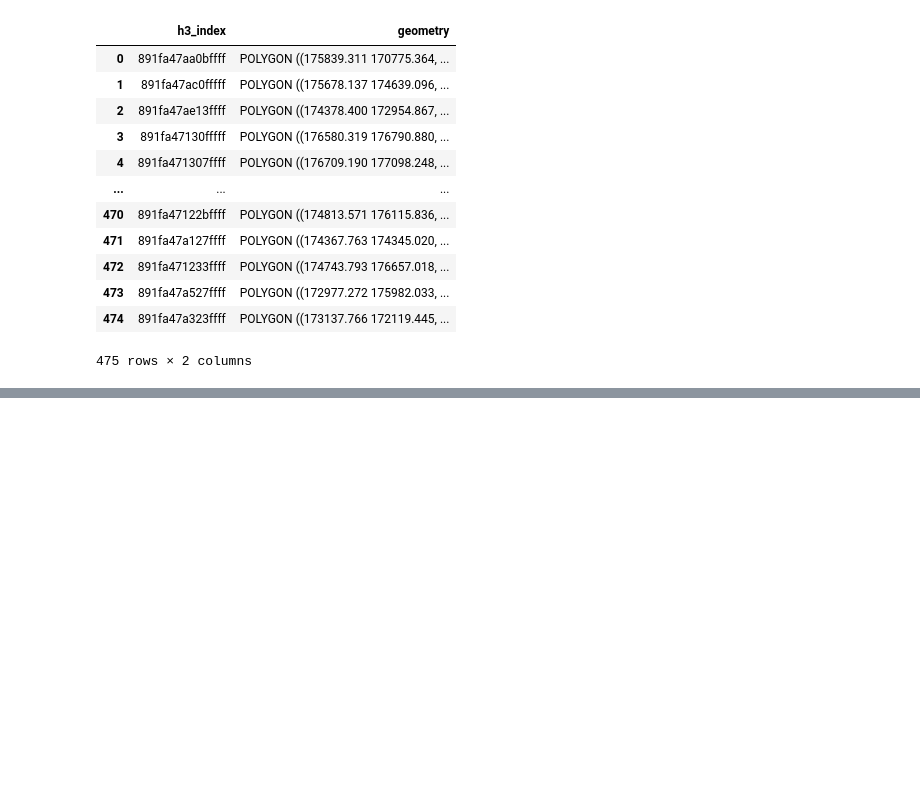
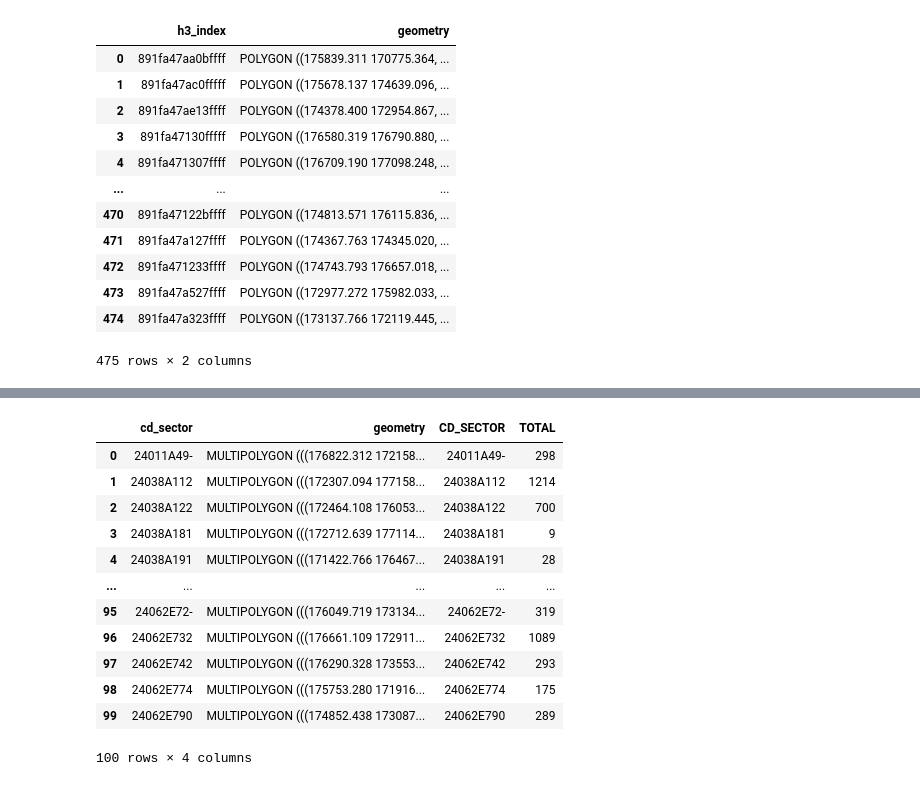
Before and after one commit to XanderPENG/matsim-xp, a Jupyter notebook: src/main/python/freight_emission/boundary_pop_process.ipynb, the cells around one changed output, grey strips where cells are left out. Cells and saved outputs as stored; diff of their text form; code cells hidden in the pictures; blank space fills up the shorter version.

```diff
--- a/src/main/python/freight_emission/boundary_pop_process.ipynb
+++ b/src/main/python/freight_emission/boundary_pop_process.ipynb
@@ -441,0 +444,3 @@ hex_gdf.to_file(r'../../../../data/intermediate/test/h3/leuven_hex_res9.geojson'
+# %%
+census_shp = gpd.read_file(r'../../../../data/intermediate/test/boundary/CityLeuvenBoundary.geojson')
+census_shp.head()
@@ -441,0 +497,3 @@ hex_gdf.to_file(r'../../../../data/intermediate/test/h3/leuven_hex_res9.geojson'
+# %%
+clean_census_shp = census_shp[['cd_sector', 'geometry']]
+clean_census_shp
@@ -441,0 +514,3 @@ hex_gdf.to_file(r'../../../../data/intermediate/test/h3/leuven_hex_res9.geojson'
+# %%
+clean_census_text = census_txt[['CD_SECTOR', 'TOTAL']]
+clean_census_text
@@ -441,0 +531,16 @@ hex_gdf.to_file(r'../../../../data/intermediate/test/h3/leuven_hex_res9.geojson'
+# %%
+merged_census_shp = clean_census_shp.merge(clean_census_text, left_on='cd_sector', right_on='CD_SECTOR', how='left')
+# %% [output]
+|  | cd_sector | geometry | CD_SECTOR | TOTAL |
+| 0 | 24011A49- | MULTIPOLYGON (((176822.312 172158... | 24011A49- | 298 |
+| 1 | 24038A112 | MULTIPOLYGON (((172307.094 177158... | 24038A112 | 1214 |
+| 2 | 24038A122 | MULTIPOLYGON (((172464.108 176053... | 24038A122 | 700 |
+| 3 | 24038A181 | MULTIPOLYGON (((172712.639 177114... | 24038A181 | 9 |
+| 4 | 24038A191 | MULTIPOLYGON (((171422.766 176467... | 24038A191 | 28 |
+| ... | ... | ... | ... | ... |
+| 95 | 24062E72- | MULTIPOLYGON (((176049.719 173134... | 24062E72- | 319 |
+| 96 | 24062E732 | MULTIPOLYGON (((176661.109 172911... | 24062E732 | 1089 |
+| 97 | 24062E742 | MULTIPOLYGON (((176290.328 173553... | 24062E742 | 293 |
+| 98 | 24062E774 | MULTIPOLYGON (((175753.280 171916... | 24062E774 | 175 |
+| 99 | 24062E790 | MULTIPOLYGON (((174852.438 173087... | 24062E790 | 289 |
+100 rows × 4 columns
```
Also changed, not shown: parts of 10 cells of this notebook, 9 other files.
